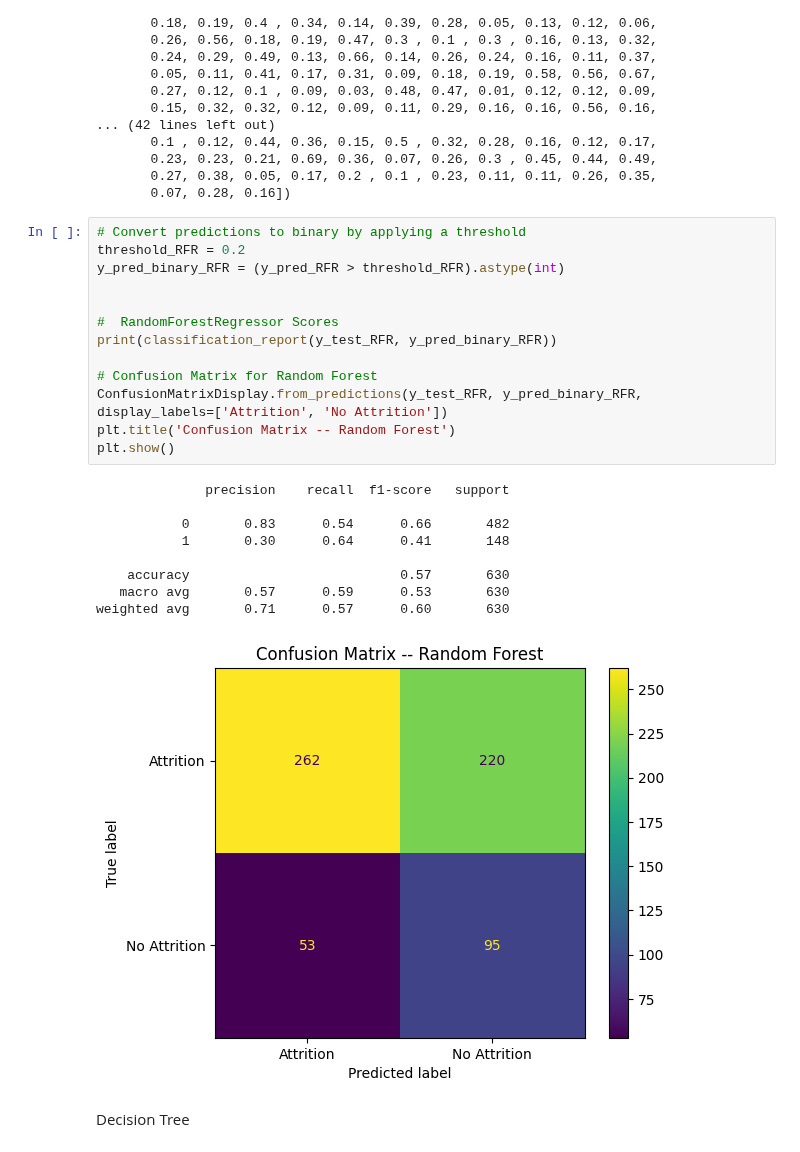
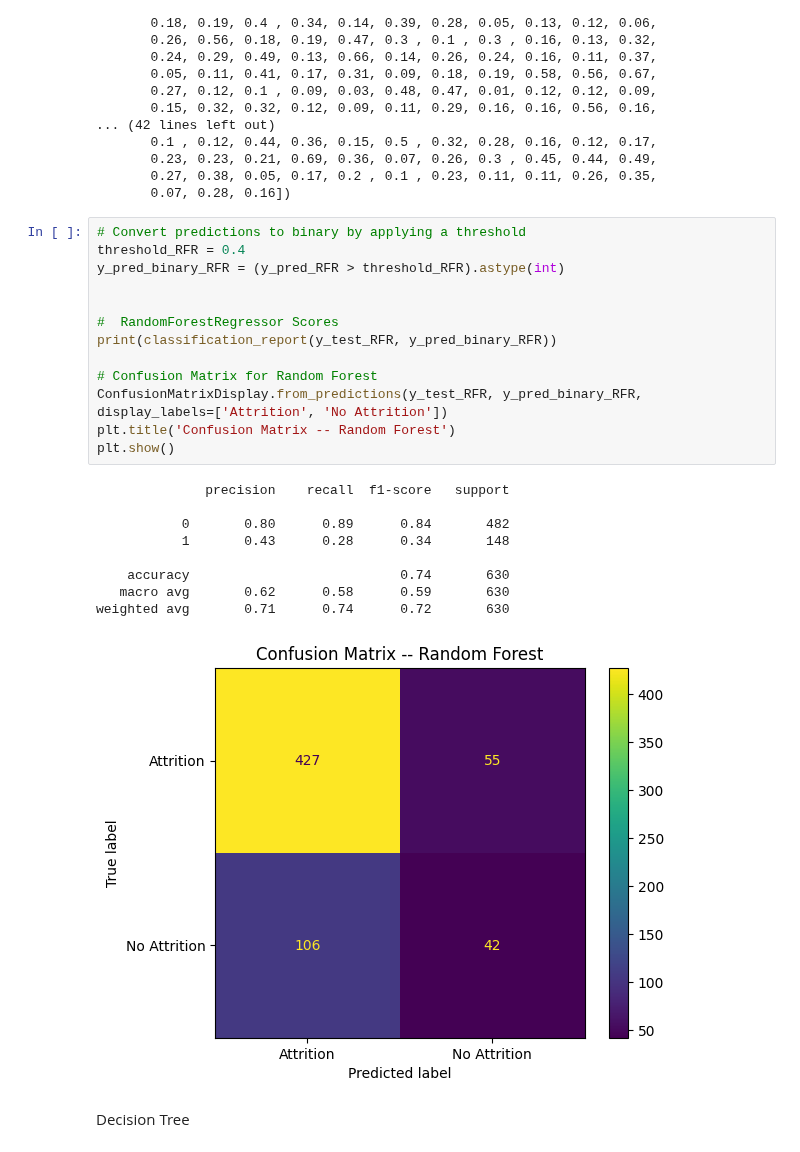
Before and after one commit to mn42899/schulich_data_science, a Jupyter notebook: final_prep3.ipynb, the cells around one changed output. Drawn from its saved outputs; the diff is of its cells as text.

```diff
--- a/final_prep3.ipynb
+++ b/final_prep3.ipynb
@@ -740,27 +740,27 @@ array([0.17, 0.05, 0.5 , 0.2 , 0.12, 0.28, 0.51, 0.11, 0.01, 0.16, 0.18,
        0.07, 0.28, 0.16])
 # %%
 # Convert predictions to binary by applying a threshold
-threshold_RFR = 0.2
+threshold_RFR = 0.4
 y_pred_binary_RFR = (y_pred_RFR > threshold_RFR).astype(int)
 
 
 #  RandomForestRegressor Scores
 print(classification_report(y_test_RFR, y_pred_binary_RFR))
 
 # Confusion Matrix for Random Forest
 ConfusionMatrixDisplay.from_predictions(y_test_RFR, y_pred_binary_RFR, display_labels=['Attrition', 'No Attrition'])
 plt.title('Confusion Matrix -- Random Forest')
 plt.show()
 # %% [output]
               precision    recall  f1-score   support
 
-           0       0.83      0.54      0.66       482
-           1       0.30      0.64      0.41       148
+           0       0.80      0.89      0.84       482
+           1       0.43      0.28      0.34       148
 
-    accuracy                           0.57       630
-   macro avg       0.57      0.59      0.53       630
-weighted avg       0.71      0.57      0.60       630
+    accuracy                           0.74       630
+   macro avg       0.62      0.58      0.59       630
+weighted avg       0.71      0.74      0.72       630
-[figure, old version]
+[figure, new version]
 # %% [markdown]
 Decision Tree
 # %%
```
Also changed, not shown: parts of 1 cell of this notebook.
